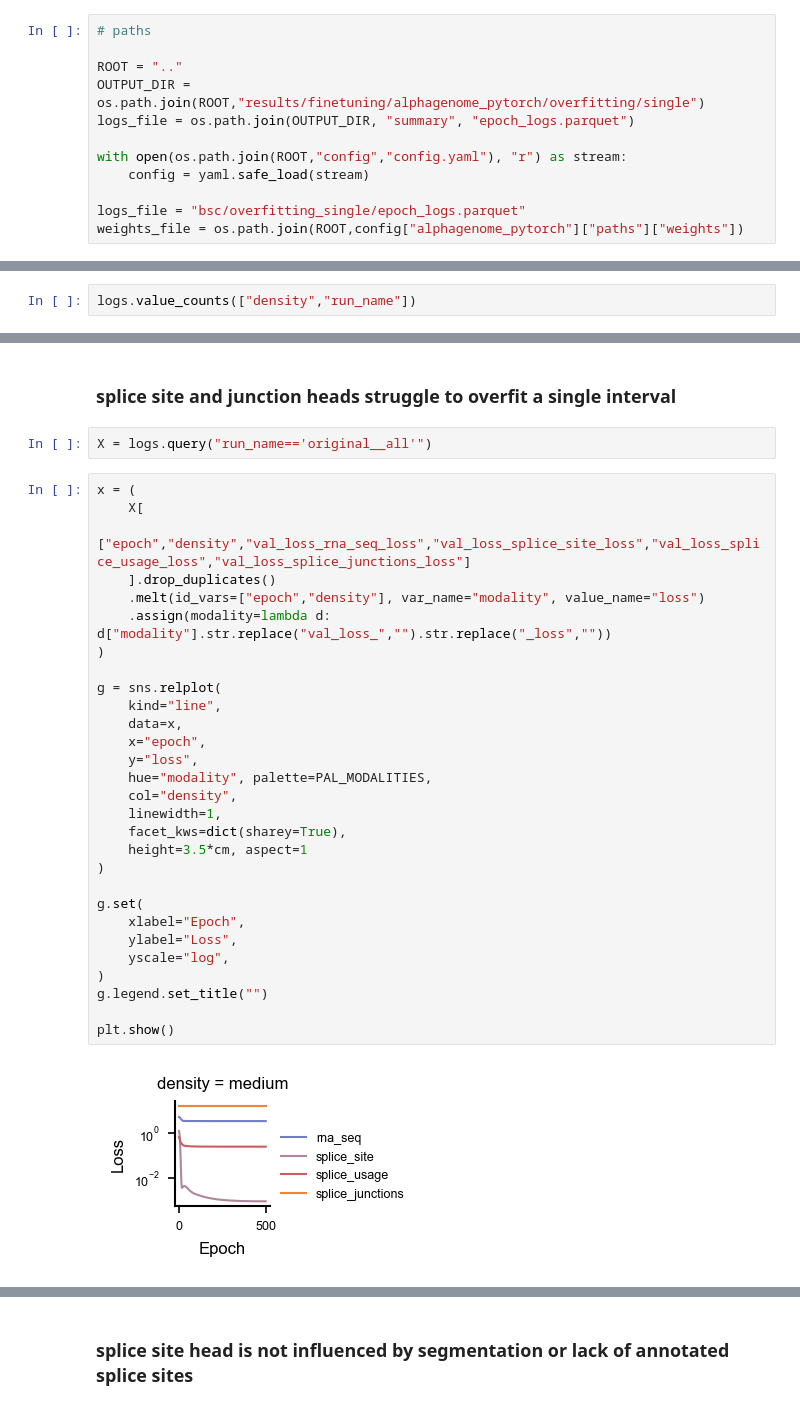
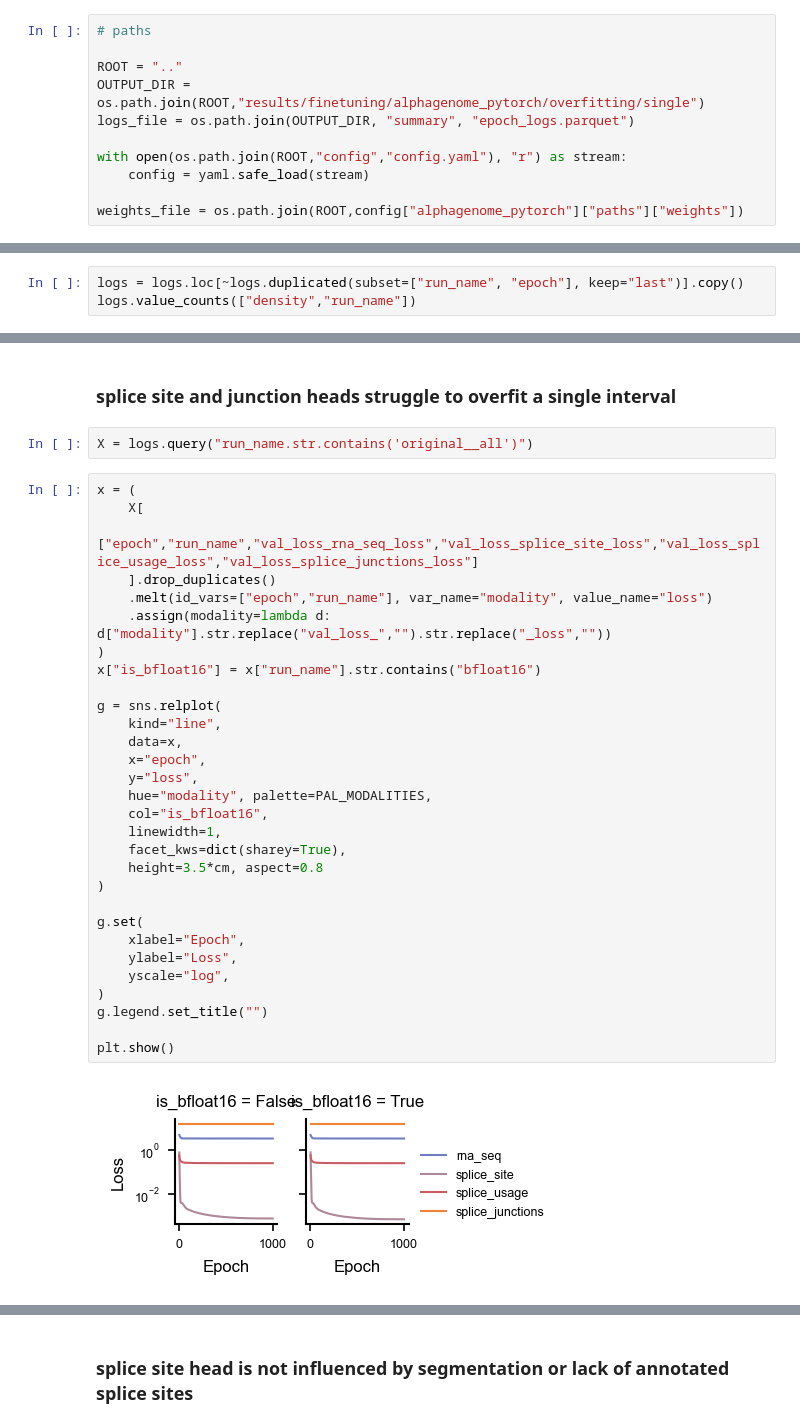
Before and after one commit to MiqG/alphagenome_finetuning_rna, a Jupyter notebook: figures/overfitting_single.ipynb, the cells around one changed output, grey strips where cells are left out. Cells and saved outputs as stored; diff of their text form.

Commit message:
overfitting single with 1000 epochs

```diff
--- a/figures/overfitting_single.ipynb
+++ b/figures/overfitting_single.ipynb
@@ -47,7 +47,6 @@ logs_file = os.path.join(OUTPUT_DIR, "summary", "epoch_logs.parquet")
 with open(os.path.join(ROOT,"config","config.yaml"), "r") as stream:
     config = yaml.safe_load(stream)
 
-logs_file = "bsc/overfitting_single/epoch_logs.parquet"
 weights_file = os.path.join(ROOT,config["alphagenome_pytorch"]["paths"]["weights"])
 # %%
 # loads
@@ -57,6 +56,7 @@ weights = load_file(weights_file)
 # %% [markdown]
 ## figures
 # %%
+logs = logs.loc[~logs.duplicated(subset=["run_name", "epoch"], keep="last")].copy()
 logs.value_counts(["density","run_name"])
 # %% [output]
 density  run_name
@@ -79,38 +79,39 @@ Name: count, dtype: int64
 # %% [markdown]
 ### splice site and junction heads struggle to overfit a single interval
 # %%
-X = logs.query("run_name=='original__all'")
+X = logs.query("run_name.str.contains('original__all')")
 # %%
 x = (
     X[
-        ["epoch","density","val_loss_rna_seq_loss","val_loss_splice_site_loss","val_loss_splice_usage_loss","val_loss_splice_junctions_loss"]
+        ["epoch","run_name","val_loss_rna_seq_loss","val_loss_splice_site_loss","val_loss_splice_usage_loss","val_loss_splice_junctions_loss"]
     ].drop_duplicates()
-    .melt(id_vars=["epoch","density"], var_name="modality", value_name="loss")
+    .melt(id_vars=["epoch","run_name"], var_name="modality", value_name="loss")
     .assign(modality=lambda d: d["modality"].str.replace("val_loss_","").str.replace("_loss",""))
 )
+x["is_bfloat16"] = x["run_name"].str.contains("bfloat16")
 
 g = sns.relplot(
     kind="line",
     data=x,
     x="epoch",
     y="loss",
     hue="modality", palette=PAL_MODALITIES,
-    col="density",
+    col="is_bfloat16",
     linewidth=1,
     facet_kws=dict(sharey=True),
-    height=3.5*cm, aspect=1
+    height=3.5*cm, aspect=0.8
 )
 
 g.set(
     xlabel="Epoch",
     ylabel="Loss",
     yscale="log",
 )
 g.legend.set_title("")
 
 plt.show()
 # %% [output]
-[figure, old version]
+[figure, new version]
 # %%
 x = pd.concat([
     (
```
Also changed, not shown: parts of 8 cells of this notebook.
